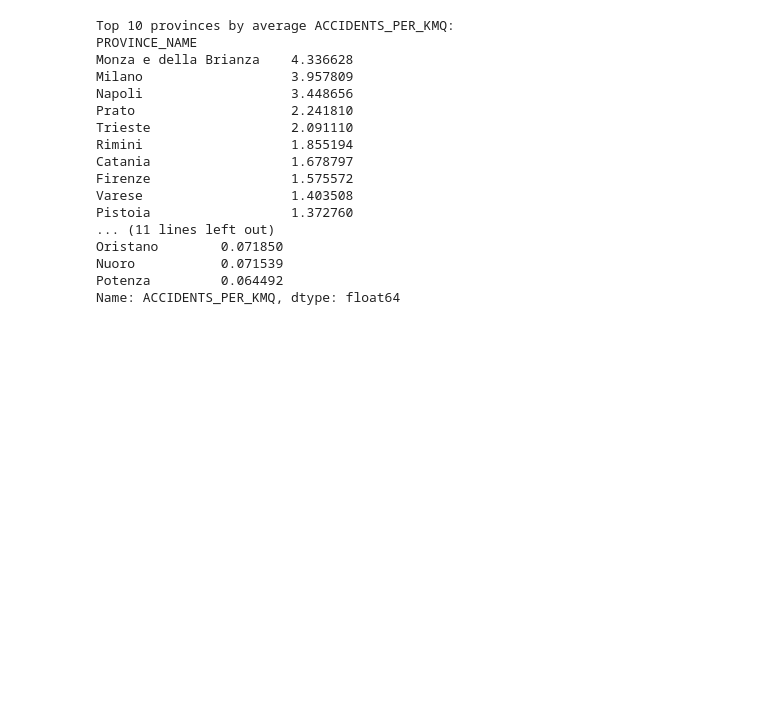
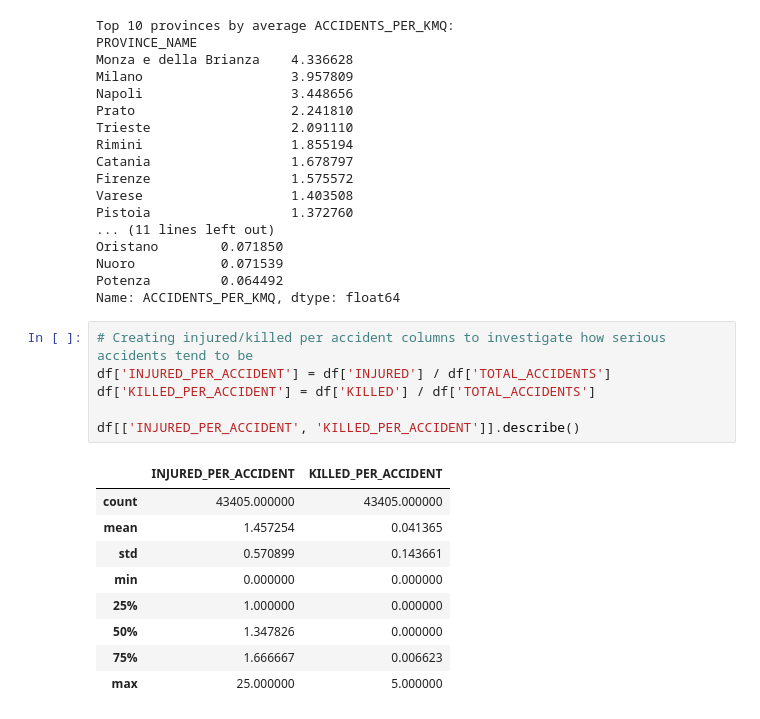
Before and after one commit to gretabarrale/boolean_capstone_project, a Jupyter notebook: eda.ipynb, the cells around one changed output. Drawn from its saved outputs; the diff is of its cells as text; blank space fills up the shorter version.

```diff
--- a/eda.ipynb
+++ b/eda.ipynb
@@ -230,3 +234,19 @@ Oristano        0.071850
 Nuoro           0.071539
 Potenza         0.064492
 Name: ACCIDENTS_PER_KMQ, dtype: float64
+# %%
+# Creating injured/killed per accident columns to investigate how serious accidents tend to be
+df['INJURED_PER_ACCIDENT'] = df['INJURED'] / df['TOTAL_ACCIDENTS']
+df['KILLED_PER_ACCIDENT'] = df['KILLED'] / df['TOTAL_ACCIDENTS']
+
+df[['INJURED_PER_ACCIDENT', 'KILLED_PER_ACCIDENT']].describe()
+# %% [output]
+|  | INJURED_PER_ACCIDENT | KILLED_PER_ACCIDENT |
+| count | 43405.000000 | 43405.000000 |
+| mean | 1.457254 | 0.041365 |
+| std | 0.570899 | 0.143661 |
+| min | 0.000000 | 0.000000 |
+| 25% | 1.000000 | 0.000000 |
+| 50% | 1.347826 | 0.000000 |
+| 75% | 1.666667 | 0.006623 |
+| max | 25.000000 | 5.000000 |
```
Also changed, not shown: parts of 6 cells of this notebook.
